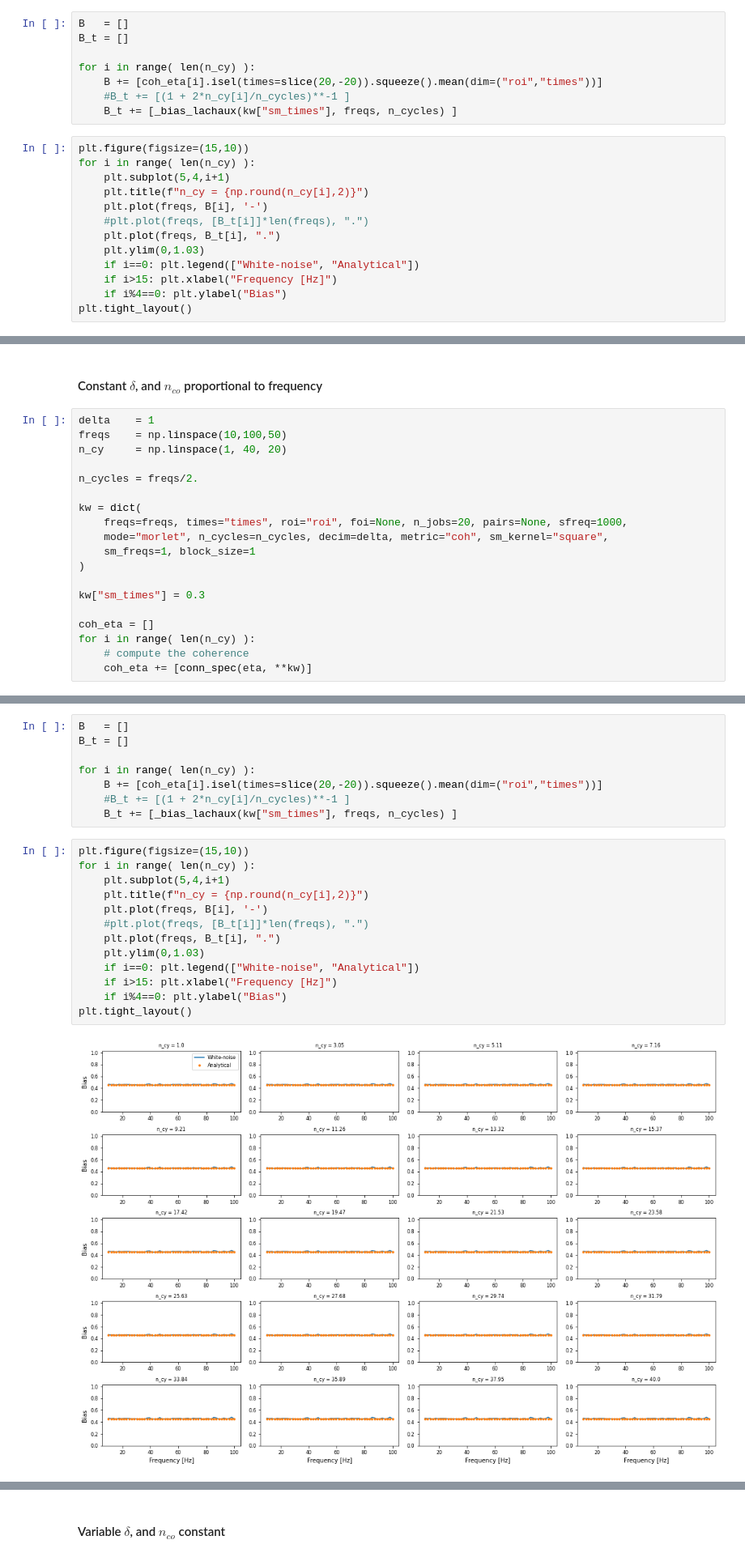
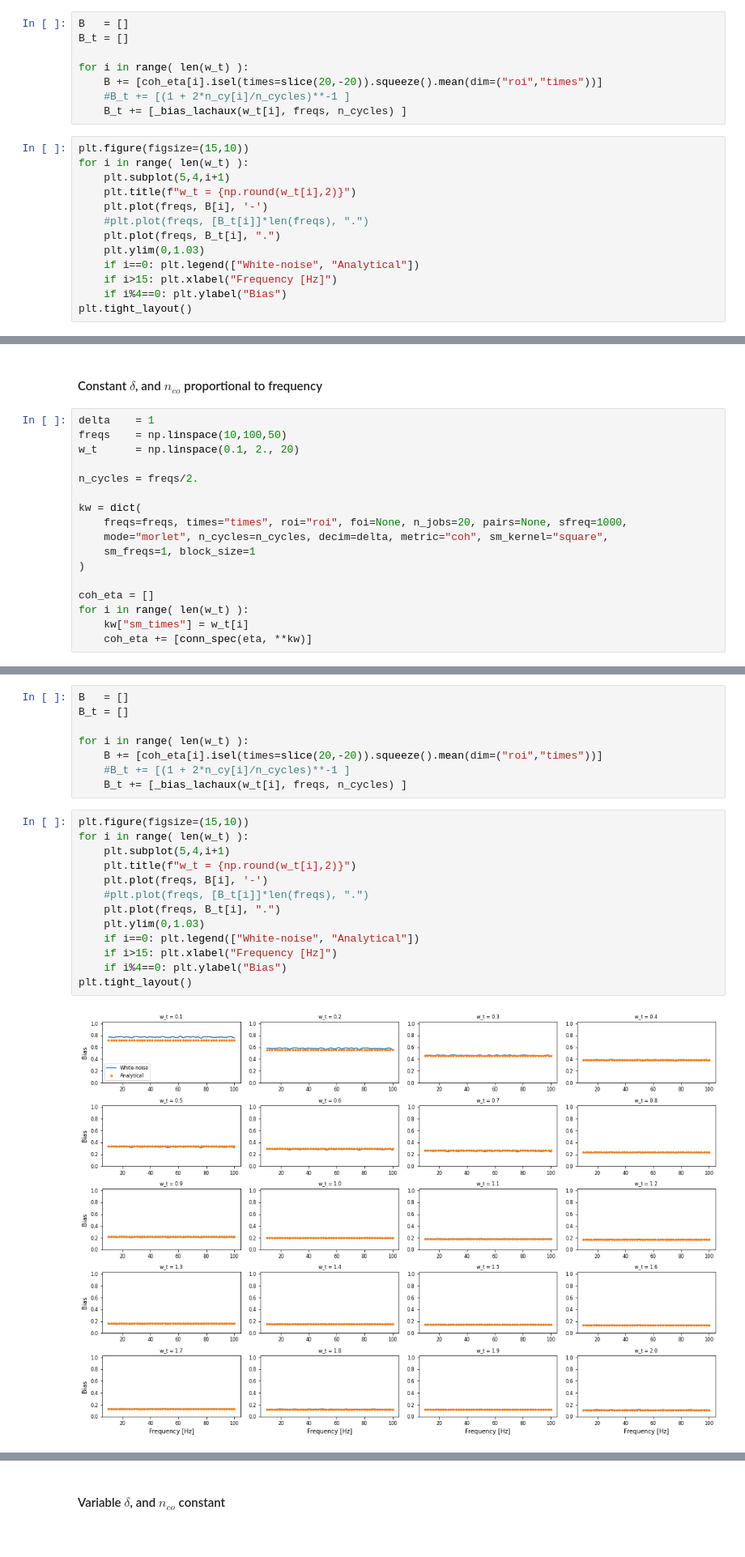
Before and after one commit to ViniciusLima94/GrayData-Analysis, a Jupyter notebook: notebooks/3.0.8. Lachaux wavelet coherence.ipynb, the cells around one changed output, grey strips where cells are left out. Shown: that part at 81% size. Cells and saved outputs as stored; diff of their text form.

Commit message:
test lachaux bias, update save_coherences.py

```diff
--- a/notebooks/3.0.8. Lachaux wavelet coherence.ipynb
+++ b/notebooks/3.0.8. Lachaux wavelet coherence.ipynb
@@ -77,15 +137,15 @@ for i in range( len(n_cy) ):
 B   = []
 B_t = []
 
-for i in range( len(n_cy) ):
+for i in range( len(w_t) ):
     B += [coh_eta[i].isel(times=slice(20,-20)).squeeze().mean(dim=("roi","times"))]
     #B_t += [(1 + 2*n_cy[i]/n_cycles)**-1 ]
-    B_t += [_bias_lachaux(kw["sm_times"], freqs, n_cycles) ]
+    B_t += [_bias_lachaux(w_t[i], freqs, n_cycles) ]
 # %%
 plt.figure(figsize=(15,10))
-for i in range( len(n_cy) ):
+for i in range( len(w_t) ):
     plt.subplot(5,4,i+1)
-    plt.title(f"n_cy = {np.round(n_cy[i],2)}")
+    plt.title(f"w_t = {np.round(w_t[i],2)}")
     plt.plot(freqs, B[i], '-')
     #plt.plot(freqs, [B_t[i]]*len(freqs), ".")
     plt.plot(freqs, B_t[i], ".")
@@ -101,7 +161,7 @@ plt.tight_layout()
 # %%
 delta    = 1
 freqs    = np.linspace(10,100,50)
-n_cy     = np.linspace(1, 40, 20)
+w_t      = np.linspace(0.1, 2., 20)
 
 n_cycles = freqs/2.
 
@@ -111,9 +171,7 @@ kw = dict(
     sm_freqs=1, block_size=1
 )
 
-kw["sm_times"] = 0.3
-
 coh_eta = []
-for i in range( len(n_cy) ):
-    # compute the coherence
+for i in range( len(w_t) ):
+    kw["sm_times"] = w_t[i]
     coh_eta += [conn_spec(eta, **kw)]
@@ -121,22 +241,22 @@ for i in range( len(n_cy) ):
 B   = []
 B_t = []
 
-for i in range( len(n_cy) ):
+for i in range( len(w_t) ):
     B += [coh_eta[i].isel(times=slice(20,-20)).squeeze().mean(dim=("roi","times"))]
     #B_t += [(1 + 2*n_cy[i]/n_cycles)**-1 ]
-    B_t += [_bias_lachaux(kw["sm_times"], freqs, n_cycles) ]
+    B_t += [_bias_lachaux(w_t[i], freqs, n_cycles) ]
 # %%
 plt.figure(figsize=(15,10))
-for i in range( len(n_cy) ):
+for i in range( len(w_t) ):
     plt.subplot(5,4,i+1)
-    plt.title(f"n_cy = {np.round(n_cy[i],2)}")
+    plt.title(f"w_t = {np.round(w_t[i],2)}")
     plt.plot(freqs, B[i], '-')
     #plt.plot(freqs, [B_t[i]]*len(freqs), ".")
     plt.plot(freqs, B_t[i], ".")
     plt.ylim(0,1.03)
     if i==0: plt.legend(["White-noise", "Analytical"])
     if i>15: plt.xlabel("Frequency [Hz]")
     if i%4==0: plt.ylabel("Bias")
 plt.tight_layout()
 # %% [output]
-[figure, old version]
+[figure, new version]
```
Also changed, not shown: parts of 4 cells of this notebook, 3 other files.
